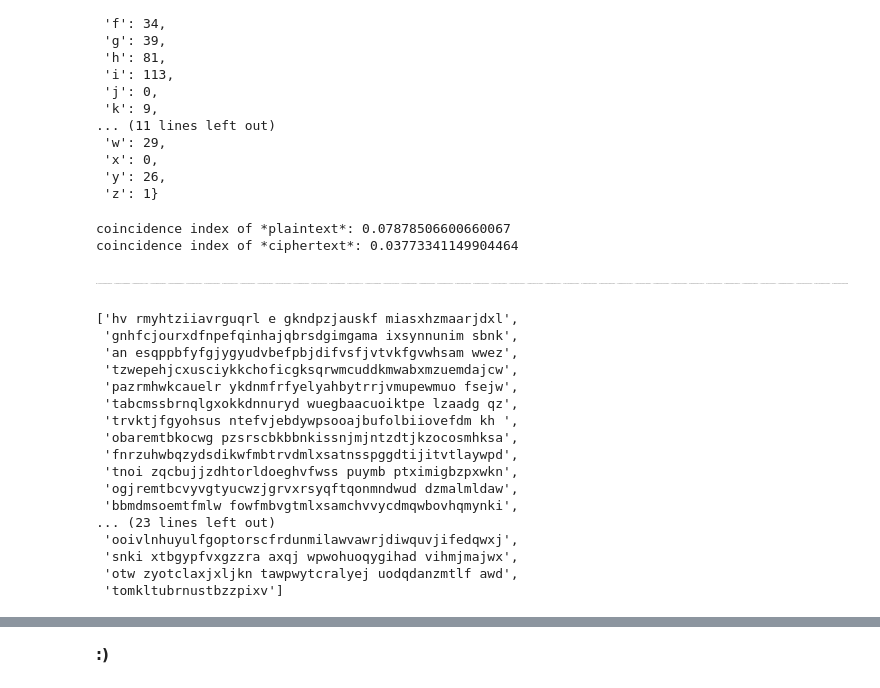
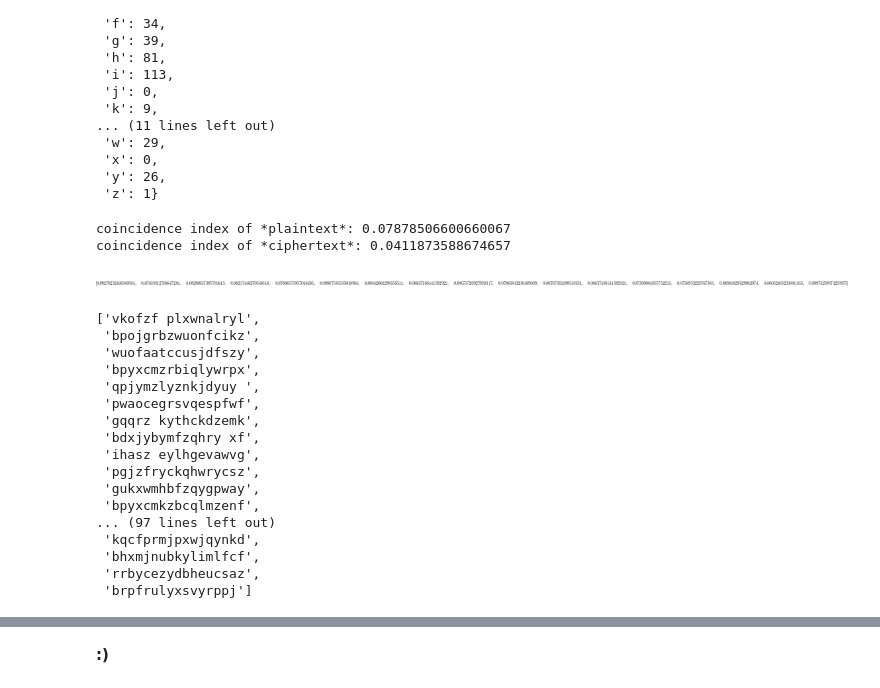
Before and after one commit to massimo-nocentini/scratchpad, a Jupyter notebook: chapters/crypto/vigenere-cryptoanalysis.ipynb, the cells around one changed output, grey strips where cells are left out. Drawn from its saved outputs; the diff is of its cells as text; code cells hidden in the pictures.

```diff
--- a/chapters/crypto/vigenere-cryptoanalysis.ipynb
+++ b/chapters/crypto/vigenere-cryptoanalysis.ipynb
@@ -98,7 +98,7 @@ def generate_random_key(given_key=None, required_length=None, max_length=None, a
     return key
 
 #key = encode("ericsmullyan")
-secret_key = generate_random_key(required_length=50)
+secret_key = generate_random_key(required_length=17)
 # %%
 len(secret_key), decode(secret_key)
 # %% [output]
@@ -187,7 +187,7 @@ print("coincidence index of *plaintext*: {}\ncoincidence index of *ciphertext*:
         coincidence_index(plaintext_frequencies), coincidence_index(frequencies(cipher_text))))
 # %% [output]
 coincidence index of *plaintext*: 0.07878506600660067
-coincidence index of *ciphertext*: 0.03773341149904464
+coincidence index of *ciphertext*: 0.0411873588674657
 # %%
 def spread(message, block_length):
     return [message[i:i+block_length] for i in range(0, len(message), block_length)]
@@ -224,30 +224,30 @@ def guess_key_length(analysis, threshold=0.06):
 # %%
 analysis = analyze(cipher_text)
 # %%
-probing_key_length = 50
+probing_key_length = 17
 guess_key_length(analysis)[probing_key_length]
 # %% [output]
-[figure, old version]
+[figure, new version]
 # %%
 decode_spreaded(spread(cipher_text, probing_key_length))
 # %% [output]
-['hv rmyhtziiavrguqrl e gkndpzjauskf miasxhzmaarjdxl',
- 'gnhfcjourxdfnpefqinhajqbrsdgimgama ixsynnunim sbnk',
- 'an esqppbfyfgjygyudvbefpbjdifvsfjvtvkfgvwhsam wwez',
- 'tzwepehjcxusciykkchoficgksqrwmcuddkmwabxmzuemdajcw',
- 'pazrmhwkcauelr ykdnmfrfyelyahbytrrjvmupewmuo fsejw',
- 'tabcmssbrnqlgxokkdnnuryd wuegbaacuoiktpe lzaadg qz',
- 'trvktjfgyohsus ntefvjebdywpsooajbufolbiiovefdm kh ',
- 'obaremtbkocwg pzsrscbkbbnkissnjmjntzdtjkzocosmhksa',
- 'fnrzuhwbqzydsdikwfmbtrvdmlxsatnsspggdtijitvtlaywpd',
- 'tnoi zqcbujjzdhtorldoeghvfwss puymb ptximigbzpxwkn',
- 'ogjremtbcvyvgtyucwzjgrvxrsyqftqonmndwud dzmalmldaw',
- 'bbmdmsoemtfmlw fowfmbvgtmlxsamchvvycdmqwbovhqmynki',
-... (23 lines left out)
- 'ooivlnhuyulfgoptorscfrdunmilawvawrjdiwquvjifedqwxj',
- 'snki xtbgypfvxgzzra axqj wpwohuoqygihad vihmjmajwx',
- 'otw zyotclaxjxljkn tawpwytcralyej uodqdanzmtlf awd',
- 'tomkltubrnustbzzpixv']
+['vkofzf plxwnalryl',
+ 'bpojgrbzwuonfcikz',
+ 'wuofaatccusjdfszy',
+ 'bpyxcmzrbiqlywrpx',
+ 'qpjymzlyznkjdyuy ',
+ 'pwaocegrsvqespfwf',
+ 'gqqrz kythckdzemk',
+ 'bdxjybymfzqhry xf',
+ 'ihasz eylhgevawvg',
+ 'pgjzfryckqhwrycsz',
+ 'gukxwmhbfzqygpway',
+ 'bpyxcmkzbcqlmzenf',
+... (97 lines left out)
+ 'kqcfprmjpxwjqynkd',
+ 'bhxmjnubkylimlfcf',
+ 'rrbycezydbheucsaz',
+ 'brpfrulyxsvyrppj']
 # %%
 def mutual_coincidence_index(fst_freqs, snd_freqs, offset=0,
                              alphabet=A, inverse_alphabet=inverse_A):
```
Also changed, not shown: parts of 14 cells of this notebook.
